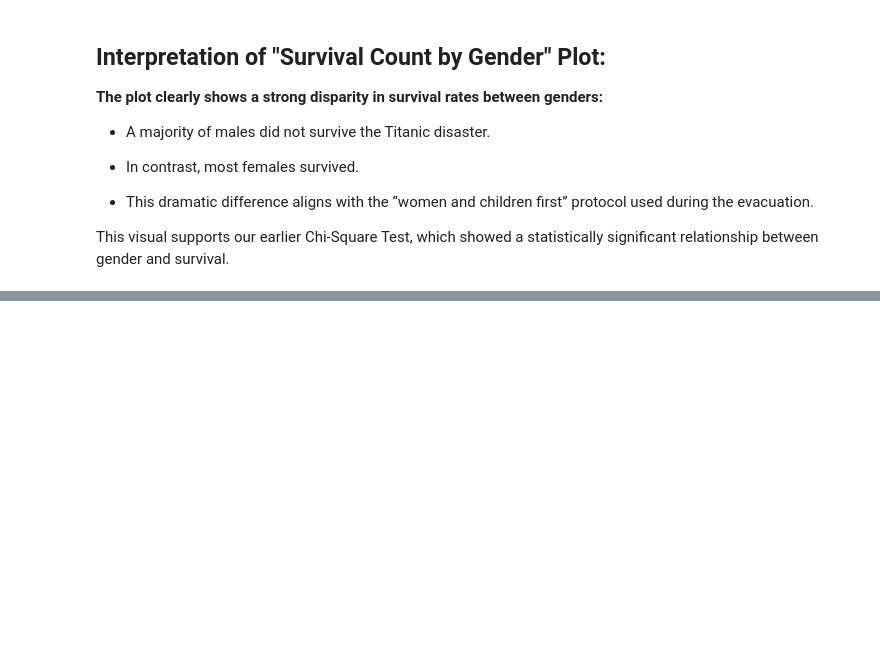
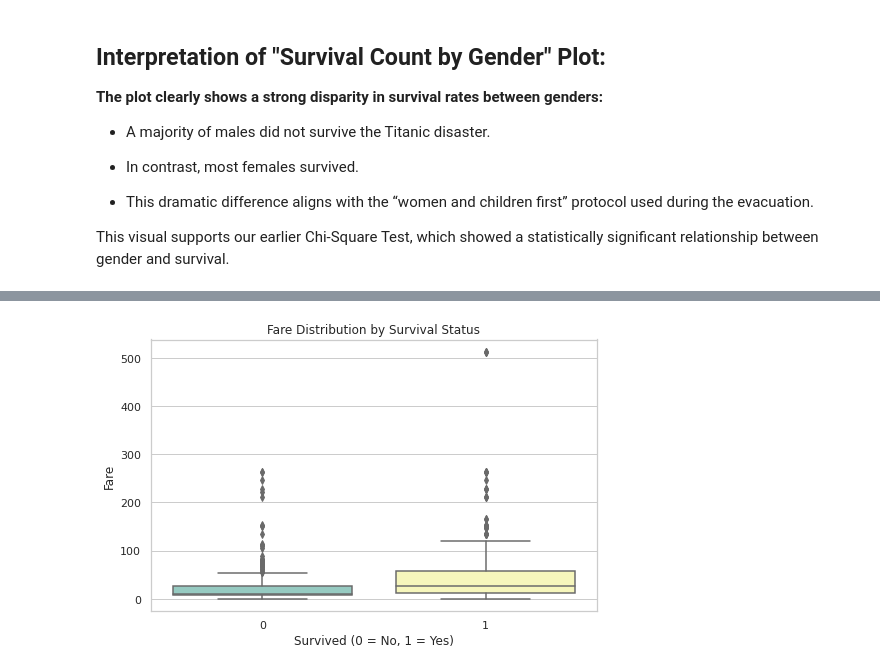
Before and after one commit to jimal254/Project_Titanic, a Jupyter notebook: Notebooks/titanic_analysis.ipynb, the cells around one changed output, grey strips where cells are left out. Saved outputs shown, nothing was run; the diff lists cells and outputs as text; code cells hidden in the pictures; blank space fills up the shorter version.

Commit message:
Add boxplot of Fare distribution by Survival status to explore socio-economic influence

```diff
--- a/Notebooks/titanic_analysis.ipynb
+++ b/Notebooks/titanic_analysis.ipynb
@@ -514,0 +519,14 @@ This visual supports our earlier Chi-Square Test, which showed a statistically s
+# %%
+# Plot: Fare distribution by survival status
+plt.figure(figsize=(8, 5))
+sns.boxplot(data=df, x='Survived', y='Fare', palette='Set3')
+
+# Add titles and labels
+plt.title('Fare Distribution by Survival Status')
+plt.xlabel('Survived (0 = No, 1 = Yes)')
+plt.ylabel('Fare')
+
+# Display the plot
+plt.show()
+# %% [output]
+[figure, added]
```
Also changed, not shown: parts of 2 cells of this notebook.
